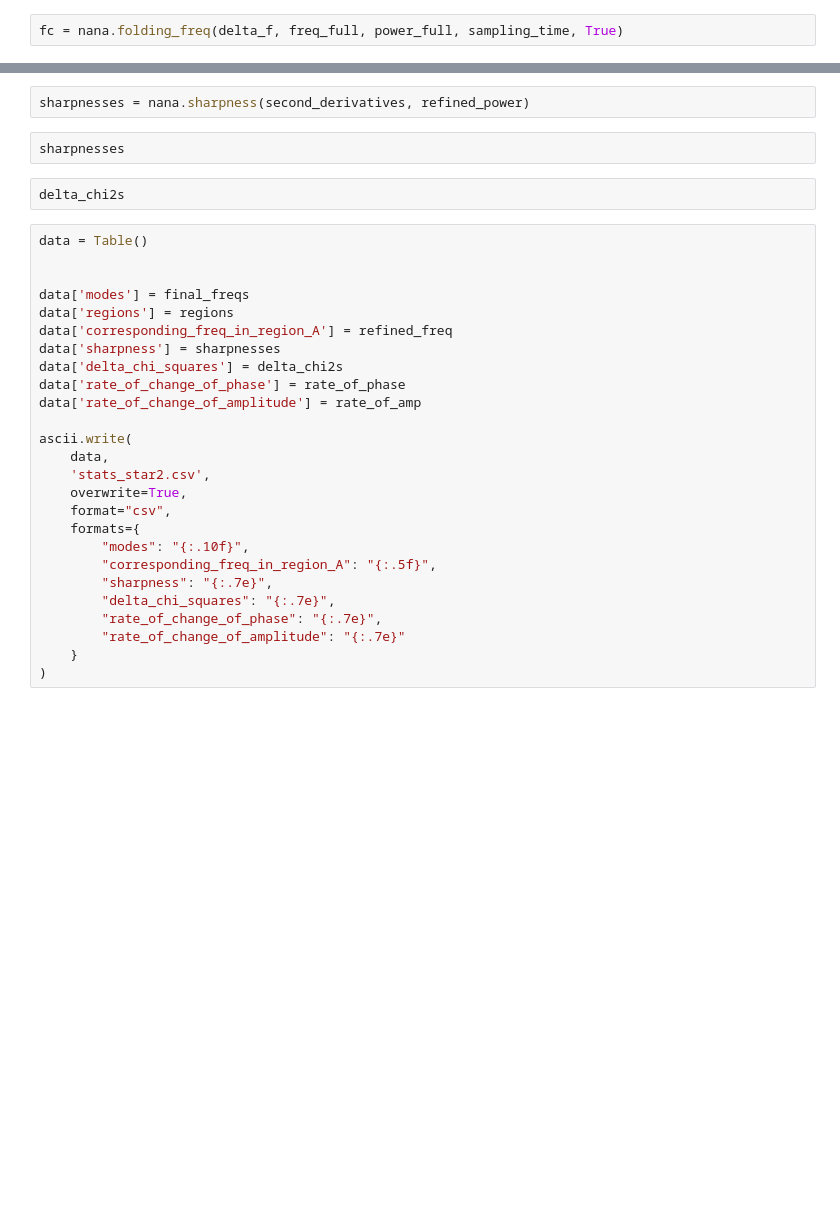
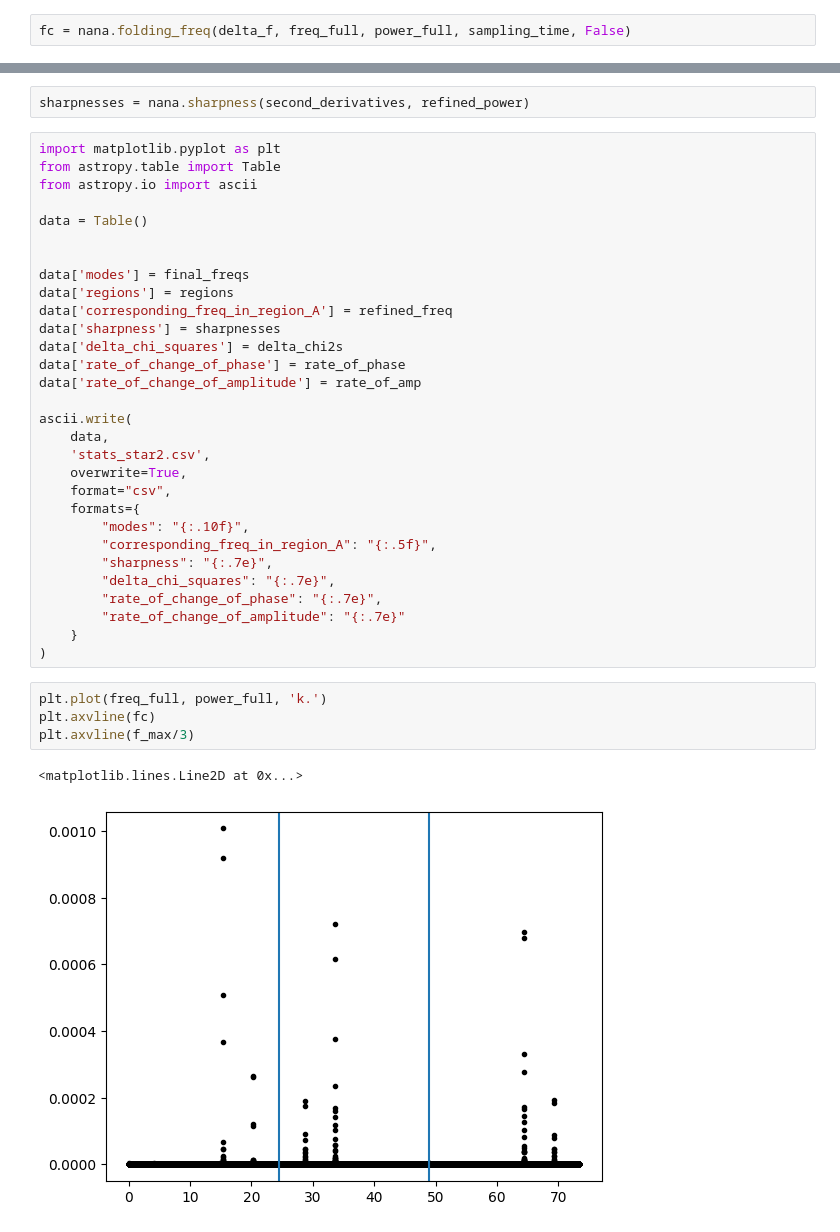
Before and after one commit to Hoggnation/cataloging_coherent_oscillators, a Jupyter notebook: pipeline_star2.ipynb, the cells around one changed output, grey strips where cells are left out. Saved outputs shown, nothing was run; the diff lists cells and outputs as text; blank space fills up the shorter version.

```diff
--- a/pipeline_star2.ipynb
+++ b/pipeline_star2.ipynb
@@ -29,4 +18,4 @@ ___, refined_power, second_derivatives = nana.refine_peaks(freq_mini, power_mini
 # %%
-fc = nana.folding_freq(delta_f, freq_full, power_full, sampling_time, True)
+fc = nana.folding_freq(delta_f, freq_full, power_full, sampling_time, False)
 # %%
 regions, final_freqs, chi2s = nana.region_and_freq(indices, fc, f_min, freq_mini, power_mini, t_fit, flux_fit, weight_fit)
@@ -40,11 +27,11 @@ rate_of_phase, rate_of_amp = nana.change_in_phase_and_amp(a_early, a_late, b_ear
 delta_chi2s = nana.null_chi_squared(t_fit, flux_fit, weight_fit) - chi2s
 # %%
 sharpnesses = nana.sharpness(second_derivatives, refined_power)
-# %%
-sharpnesses
-# %%
-delta_chi2s
 # %%
+import matplotlib.pyplot as plt
+from astropy.table import Table
+from astropy.io import ascii
+
 data = Table()
 
 
@@ -70,3 +57,10 @@ ascii.write(
         "rate_of_change_of_amplitude": "{:.7e}"
     }
 )
+# %%
+plt.plot(freq_full, power_full, 'k.')
+plt.axvline(fc)
+plt.axvline(f_max/3)
+# %% [output]
+<matplotlib.lines.Line2D at 0x...>
+[figure, added]
```
Also changed, not shown: parts of 12 cells of this notebook, 1 other file.
